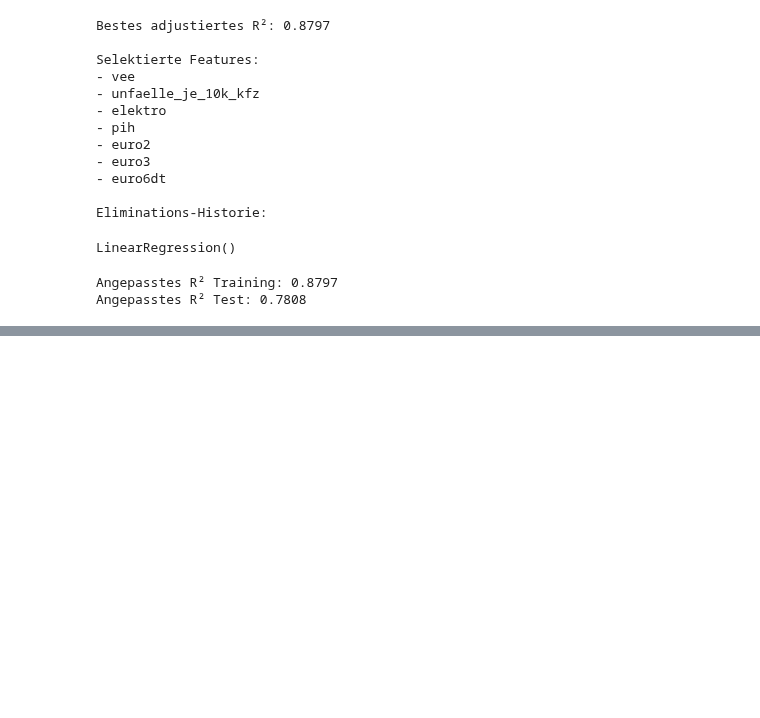
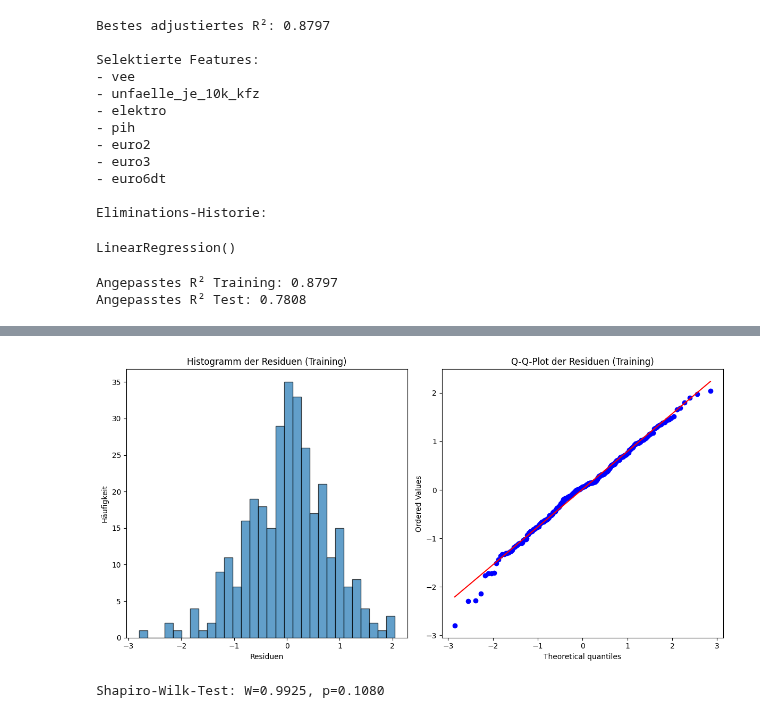
Before and after one commit to mn086/project, a Jupyter notebook: notebooks/03_model-building.ipynb, the cells around one changed output, grey strips where cells are left out. Drawn from its saved outputs; the diff is of its cells as text; code cells hidden in the pictures; blank space fills up the shorter version.

```diff
--- a/notebooks/03_model-building.ipynb
+++ b/notebooks/03_model-building.ipynb
@@ -373,0 +422,24 @@ def plot_regression_and_residuals(X_train, y_train, model):
+# %%
+# Histogramm der Residuen
+plt.figure(figsize=(12, 6))
+
+plt.subplot(1, 2, 1)
+plt.hist(residuals_train, bins=30, edgecolor='k', alpha=0.7)
+plt.xlabel('Residuen')
+plt.ylabel('Häufigkeit')
+plt.title('Histogramm der Residuen (Training)')
+
+# Q-Q-Plot der Residuen
+plt.subplot(1, 2, 2)
+stats.probplot(residuals_train, dist="norm", plot=plt)
+plt.title('Q-Q-Plot der Residuen (Training)')
+
+plt.tight_layout()
+plt.show()
+
+# Shapiro-Wilk-Test für Normalverteilung
+shapiro_test = stats.shapiro(residuals_train)
+print(f'Shapiro-Wilk-Test: W={shapiro_test.statistic:.4f}, p={shapiro_test.pvalue:.4f}')
+# %% [output]
+[figure, added]
+Shapiro-Wilk-Test: W=0.9925, p=0.1080
```
Also changed, not shown: parts of 11 cells of this notebook.
